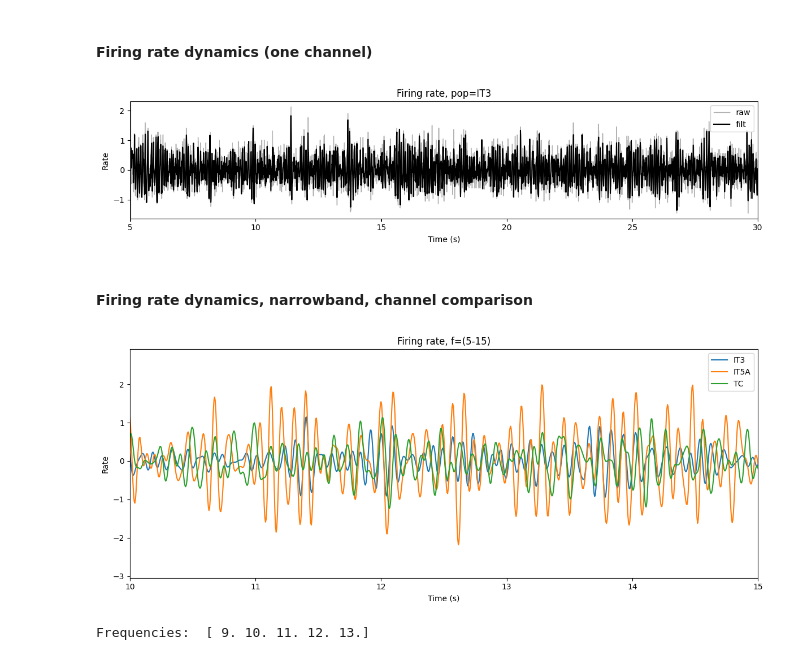
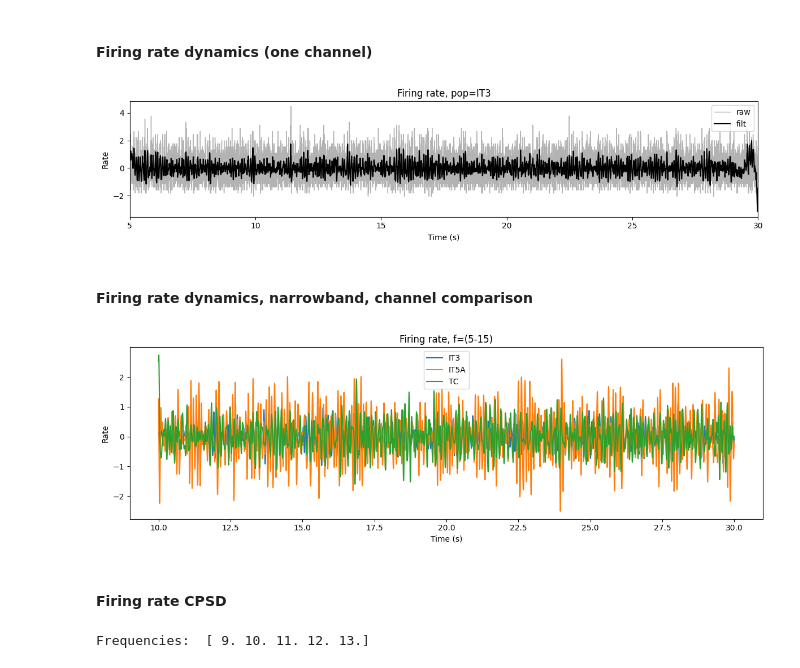
Before and after one commit to niknovikov19/sim-data-analyzer, a Jupyter notebook: dev_scratch/a1_osc.ipynb, the cells around one changed output. Drawn from its saved outputs; the diff is of its cells as text; code cells hidden in the pictures.

```diff
--- a/dev_scratch/a1_osc.ipynb
+++ b/dev_scratch/a1_osc.ipynb
@@ -24,10 +24,10 @@ from sim_data_analyzer.xr_diff import calc_xr_bipolar, calc_xr_csd
 EXP_SRC = ('a1_lfp_30s', 'data_00000_seed_1000.pkl')
 EXP_LABEL = 'a1_lfp_30s_0'
 
-RATE_DT = 0.005
+RATE_DT = 0.001
 # %%
 dirpath_src = DIR_PACKAGE / 'dev_scratch' / 'data_src'
-dirpath_proc = DIR_PACKAGE / 'dev_scratch' / 'data_proc'
+dirpath_proc = DIR_PACKAGE / 'dev_scratch' / 'data_proc' / EXP_LABEL
 os.makedirs(dirpath_proc, exist_ok=True)
 
 lfp_loaded = False
@@ -75,5 +75,5 @@ Loaded rates from /home/nnovikov/repo/sim_data_analyzer/dev_scratch/data_proc/a1
 # %%
-T_LIMITS = (5, 30)
+T_LIMITS = (10, 30)
 
 # Preprocess LFP
 lfp = lfp.sel(time=slice(*T_LIMITS))
@@ -83,7 +83,11 @@ lfp = interp_time_outliers(lfp)
 rates = rates.sel(time=slice(*T_LIMITS))
 
 # CSD
-lfp = calc_xr_csd(lfp)
+#lfp = calc_xr_csd(lfp)
+
+# Remove pops with 'frz' in their name
+pops_used = [p for p in rates.pop.values.tolist() if 'frz' not in p]
+rates = rates.sel(pop=pops_used)
 # %% [markdown]
 ### Analyze data
 # %% [markdown]
@@ -239,29 +243,31 @@ ax.set_xlim(*T_LIMITS)
 
 plt.tight_layout()
 # %% [output]
-[figure, old version]
+[figure, new version]
 # %% [markdown]
 #### Firing rate dynamics, narrowband, channel comparison
 # %%
 #pops = ['IT3', 'ITP4', 'IT5A', 'TC']
 pops = ['IT3', 'IT5A', 'TC']
 
 r = rates.sel(pop=pops)
 rf = filter_xr_signal(r, fband=(5, 15))
 
-fig, ax = plt.subplots(figsize=(12, 5))
+fig, ax = plt.subplots(figsize=(12, 4))
 
 for pop in pops:
     rf.sel(pop=pop).plot(ax=ax, linewidth=1.5, label=pop)
 
 ax.set_xlabel('Time (s)')
 ax.set_ylabel('Rate')
 ax.set_title(f'Firing rate, f=(5-15)')
 ax.legend()
-ax.set_xlim(10, 15)
+#ax.set_xlim(10, 15)
 plt.tight_layout()
 # %% [output]
-[figure, old version]
+[figure, new version]
+# %% [markdown]
+#### Firing rate CPSD
 # %%
 pop1 = 'IT3'
 pop2 = 'IT5A'
```
Also changed, not shown: parts of 11 cells of this notebook, 5 other files.
